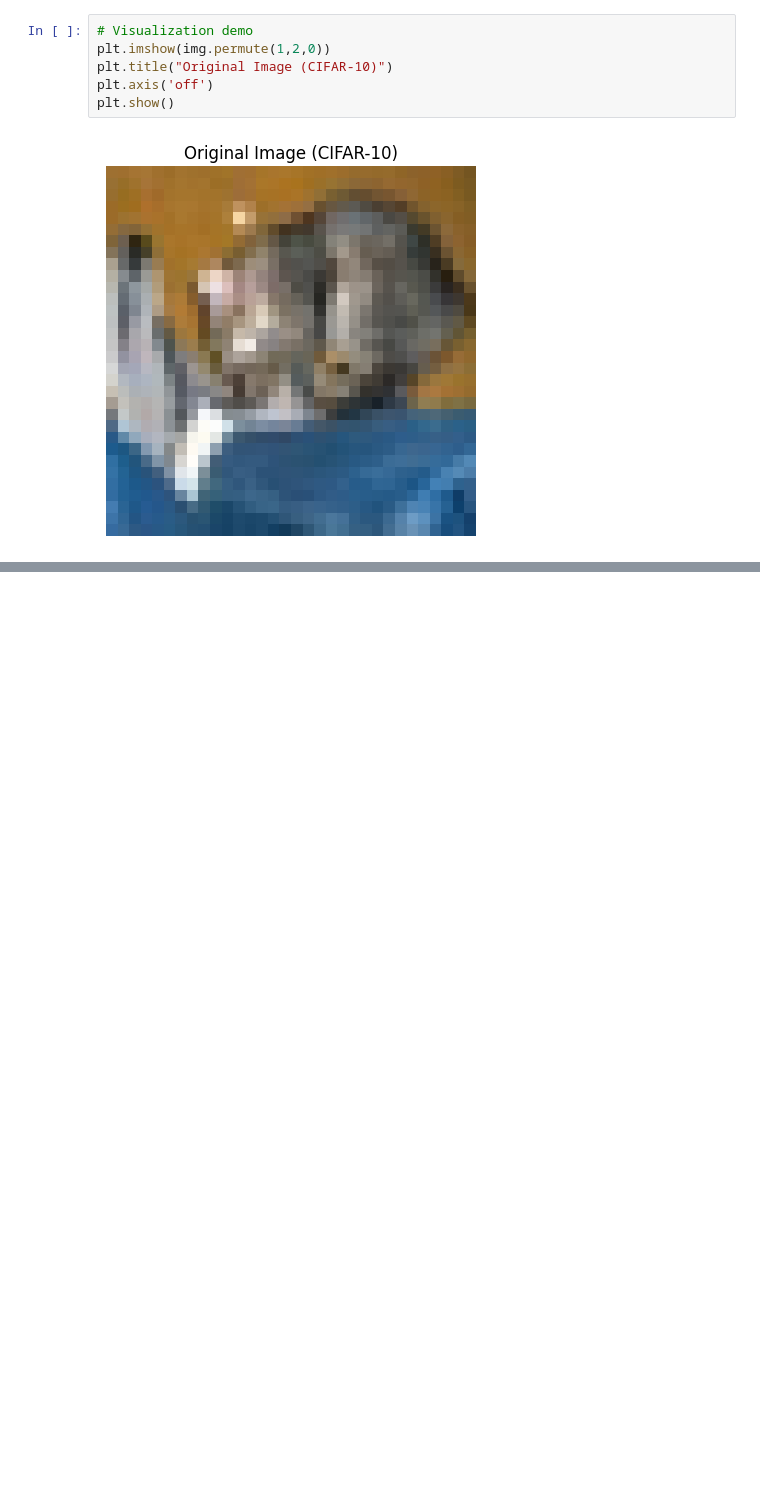
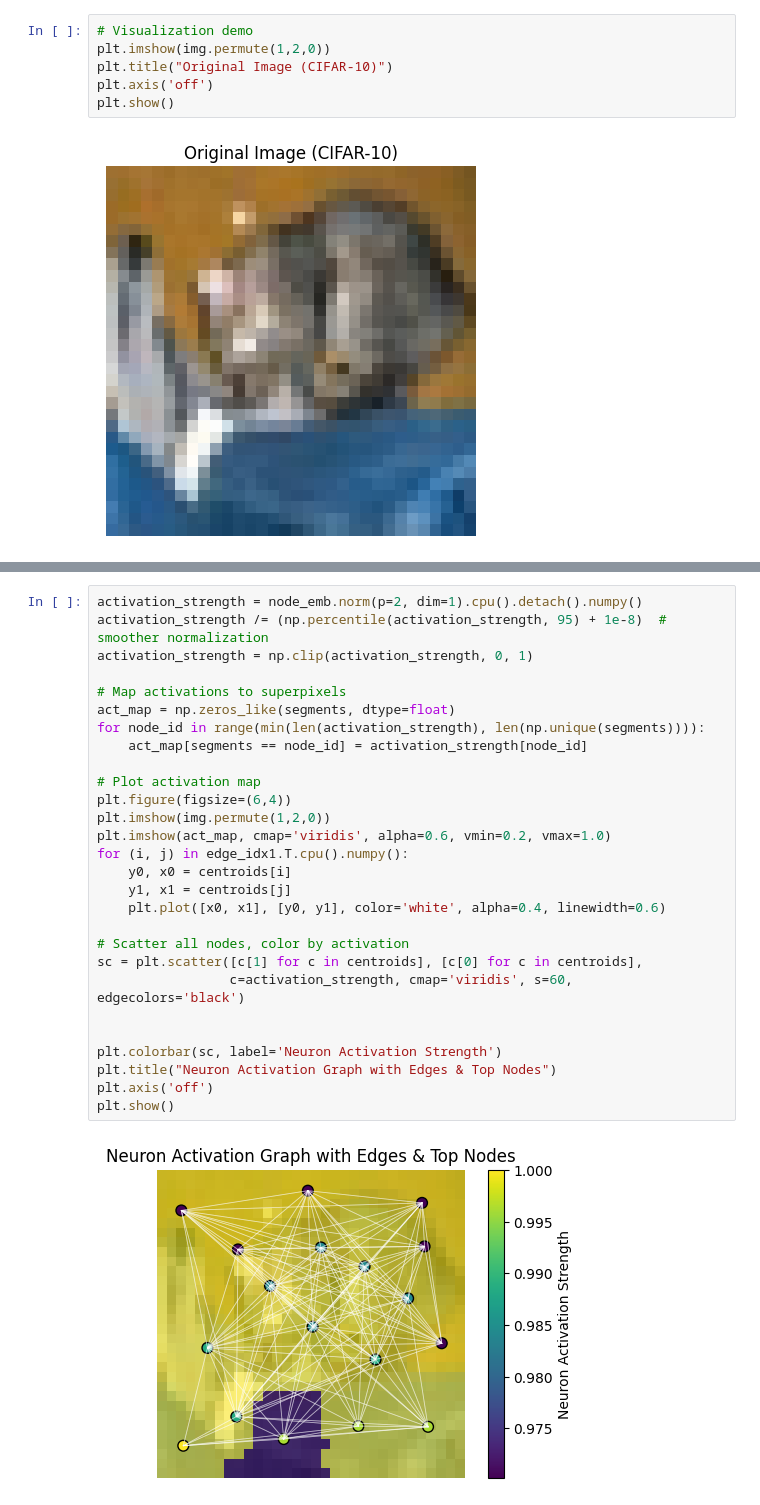
Before and after one commit to KMRSKPHALGUN/Explainable-GNN-for-Image-Classification, a Jupyter notebook: demo notebook/demo_graph_building.ipynb, the cells around one changed output, grey strips where cells are left out. Saved outputs shown, nothing was run; the diff lists cells and outputs as text; blank space fills up the shorter version.

```diff
--- a/demo notebook/demo_graph_building.ipynb
+++ b/demo notebook/demo_graph_building.ipynb
@@ -188,0 +149,30 @@ plt.show()
+# %%
+activation_strength = node_emb.norm(p=2, dim=1).cpu().detach().numpy()
+activation_strength /= (np.percentile(activation_strength, 95) + 1e-8)  # smoother normalization
+activation_strength = np.clip(activation_strength, 0, 1)
+
+# Map activations to superpixels
+act_map = np.zeros_like(segments, dtype=float)
+for node_id in range(min(len(activation_strength), len(np.unique(segments)))):
+    act_map[segments == node_id] = activation_strength[node_id]
+
+# Plot activation map
+plt.figure(figsize=(6,4))
+plt.imshow(img.permute(1,2,0))
+plt.imshow(act_map, cmap='viridis', alpha=0.6, vmin=0.2, vmax=1.0)
+for (i, j) in edge_idx1.T.cpu().numpy():
+    y0, x0 = centroids[i]
+    y1, x1 = centroids[j]
+    plt.plot([x0, x1], [y0, y1], color='white', alpha=0.4, linewidth=0.6)
+
+# Scatter all nodes, color by activation
+sc = plt.scatter([c[1] for c in centroids], [c[0] for c in centroids],
+                 c=activation_strength, cmap='viridis', s=60, edgecolors='black')
+
+
+plt.colorbar(sc, label='Neuron Activation Strength')
+plt.title("Neuron Activation Graph with Edges & Top Nodes")
+plt.axis('off')
+plt.show()
+# %% [output]
+[figure, added]
```
Also changed, not shown: parts of 9 cells of this notebook.
